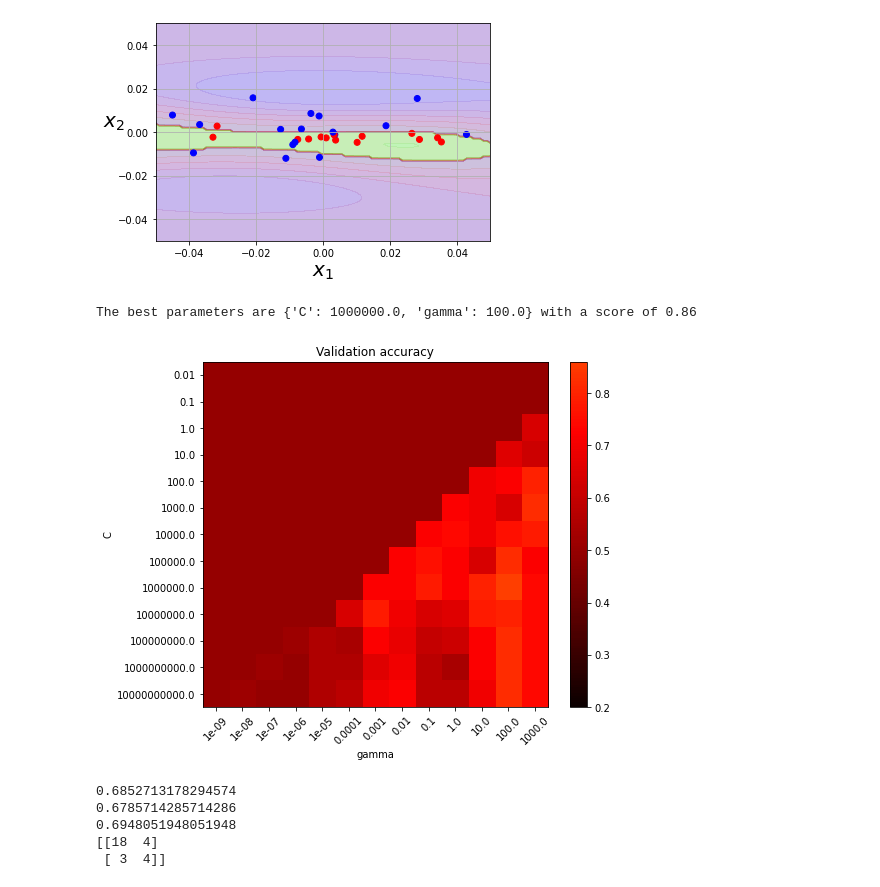
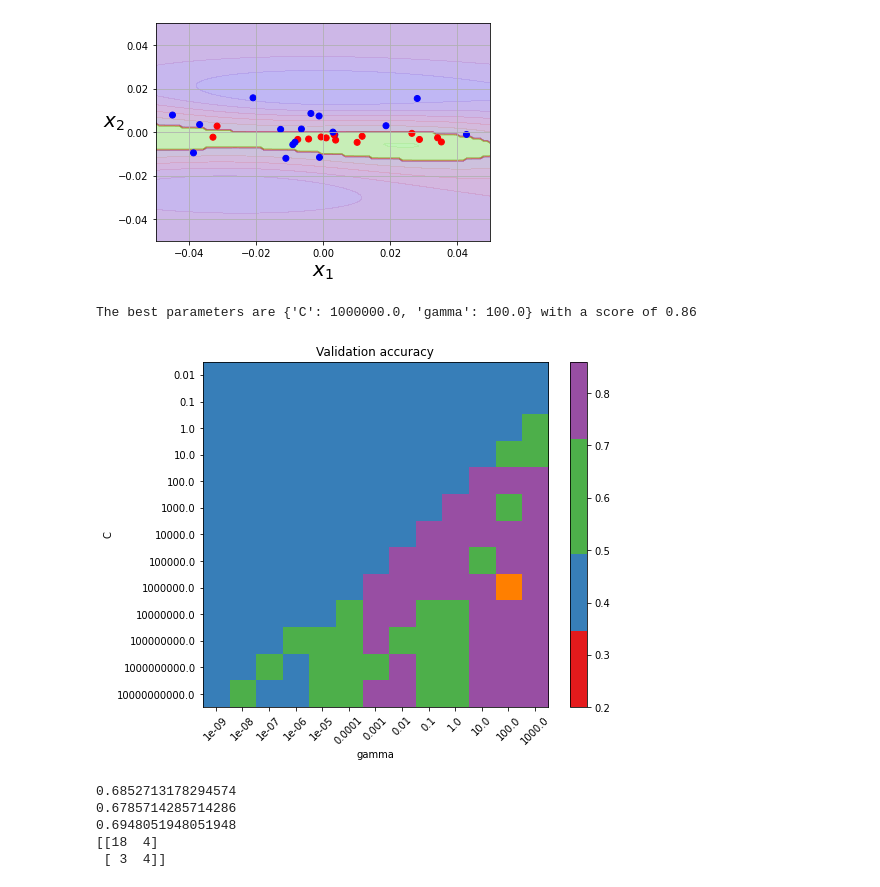
Before and after one commit to jimmylihui/project, a Jupyter notebook: Untitled.ipynb, the cells around one changed output. Saved outputs shown, nothing was run; the diff lists cells and outputs as text; code cells hidden in the pictures.

```diff
--- a/Untitled.ipynb
+++ b/Untitled.ipynb
@@ -373,35 +373,35 @@ cv = StratifiedShuffleSplit(n_splits=5, test_size=0.2, random_state=42)
 grid = GridSearchCV(SVC(), param_grid=param_grid, cv=cv)
 grid.fit(X_reduced, zone1_tag)
 
 print(
     "The best parameters are %s with a score of %0.2f"
     % (grid.best_params_, grid.best_score_)
 )
 # classifiers = []
 # for C in C_range:
 #     for gamma in gamma_range:
 #         clf = SVC(C=C, gamma=gamma)
 #         clf.fit(X_reduced, zone1_tag)
 #         classifiers.append((C, gamma, clf))
 scores = grid.cv_results_["mean_test_score"].reshape(len(C_range), len(gamma_range))
 plt.figure(figsize=(8, 6))
 plt.subplots_adjust(left=0.2, right=0.95, bottom=0.15, top=0.95)
 plt.imshow(
     scores,
     interpolation="nearest",
-    cmap=plt.cm.hot,
+    cmap='Set1',
     norm=MidpointNormalize(vmin=0.2, midpoint=0.92),
 )
 plt.xlabel("gamma")
 plt.ylabel("C")
 plt.colorbar()
 plt.xticks(np.arange(len(gamma_range)), gamma_range, rotation=45)
 plt.yticks(np.arange(len(C_range)), C_range)
 plt.title("Validation accuracy")
 plt.show()
 # %% [output]
 The best parameters are {'C': 1000000.0, 'gamma': 100.0} with a score of 0.86
-[figure, old version]
+[figure, new version]
 # %%
 #applying model in zone 1 to zone 2
 #plot zone 2 based on position
```
Also changed, not shown: parts of 5 cells of this notebook.
